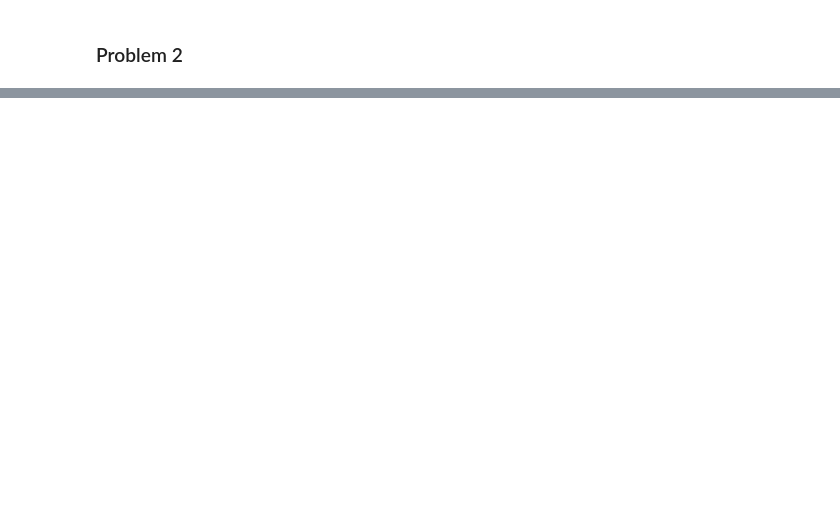
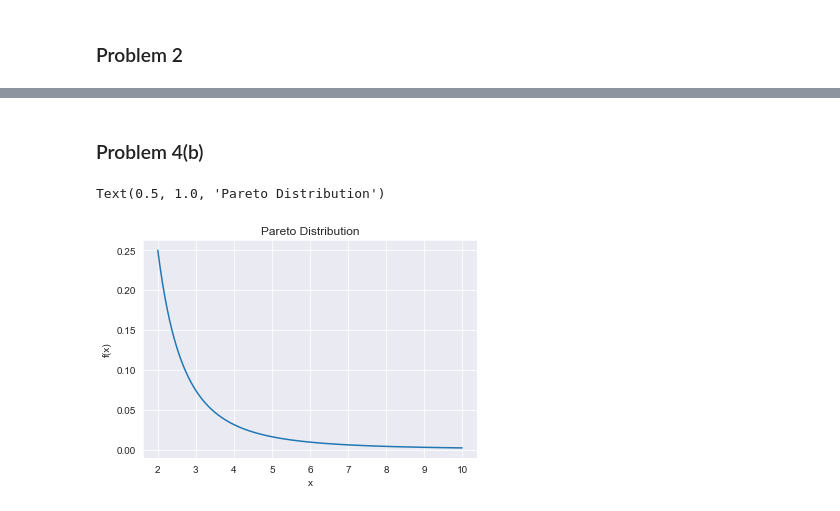
Before and after one commit to uwcheah/Main, a Jupyter notebook: montecarlo/Module 8.ipynb, the cells around one changed output, grey strips where cells are left out. Saved outputs shown, nothing was run; the diff lists cells and outputs as text; code cells hidden in the pictures; blank space fills up the shorter version.

```diff
--- a/montecarlo/Module 8.ipynb
+++ b/montecarlo/Module 8.ipynb
@@ -111,0 +167,2 @@ rv_frozen : rv_frozen instance
+# %% [markdown]
+### Problem 4(b)
@@ -111,0 +176,12 @@ rv_frozen : rv_frozen instance
+# %%
+# plot the pareto distribution
+x_plot = np.linspace(2,10,800)
+y_pareto = sp.pareto.pdf(x_plot, b=2)
+ax_ = sns.lineplot(x=x_plot,y=y_pareto)
+sp.pareto.pdf(1,b=2)
+ax_.set_xlabel('x')
+ax_.set_ylabel('f(x)')
+ax_.set_title('Pareto Distribution')
+# %% [output]
+Text(0.5, 1.0, 'Pareto Distribution')
+[figure, added]
```
Also changed, not shown: parts of 21 cells of this notebook.
